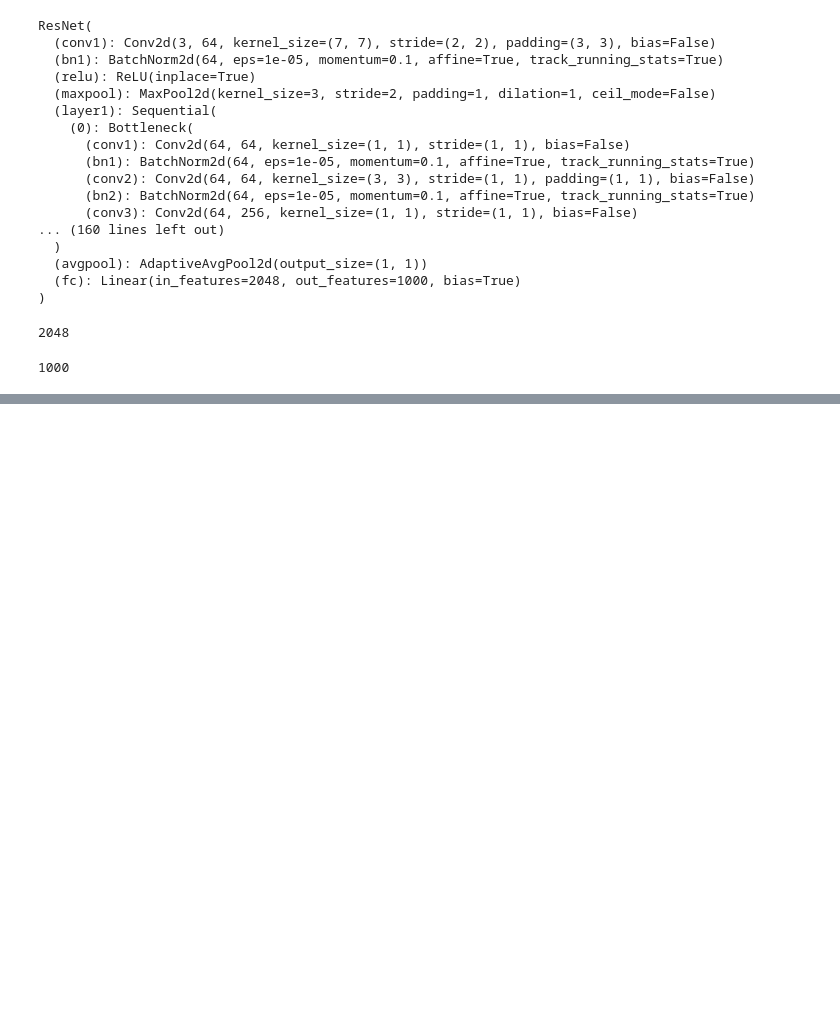
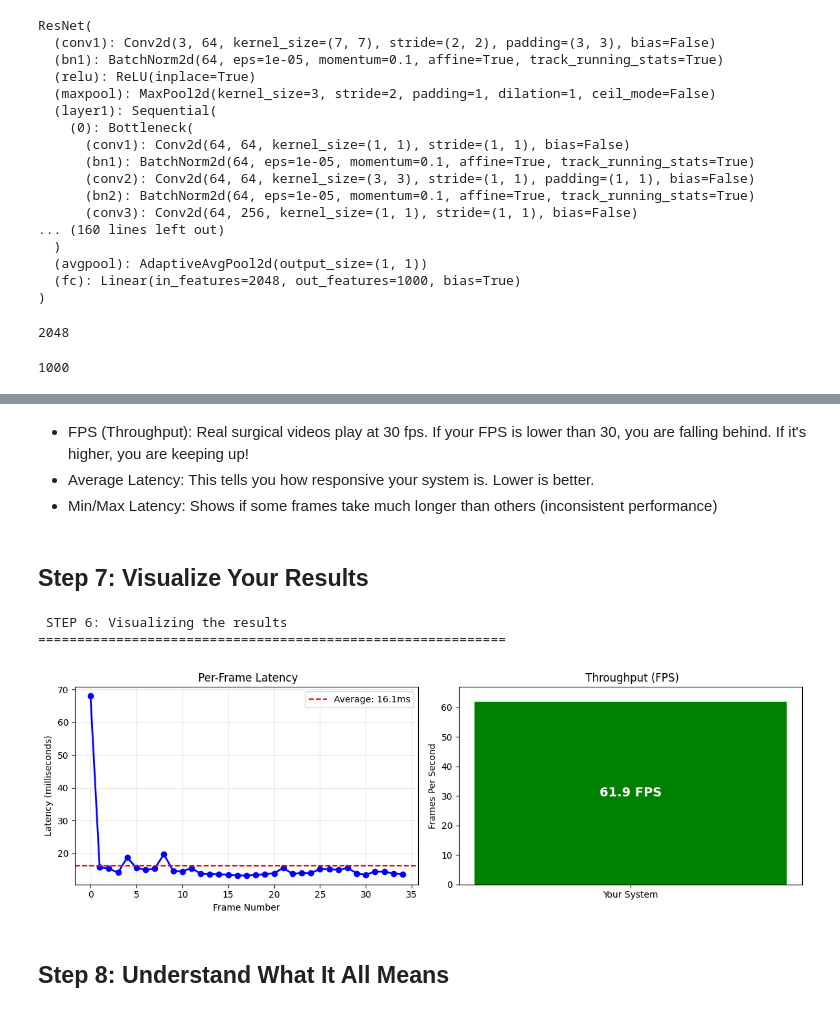
Before and after one commit to RajiaRani/Operating_Systems, a Jupyter notebook: 01. Project_Sem_1/01. Endoscopic_Instrument_Classification_Challenge.ipynb, the cells around one changed output, grey strips where cells are left out. Saved outputs shown, nothing was run; the diff lists cells and outputs as text; code cells hidden in the pictures; blank space fills up the shorter version.

```diff
--- a/01. Project_Sem_1/01. Endoscopic_Instrument_Classification_Challenge.ipynb
+++ b/01. Project_Sem_1/01. Endoscopic_Instrument_Classification_Challenge.ipynb
@@ -505,0 +464,10 @@ print(correct/total)
+# %%
+print("\n🧠 STEP 3: Preparing your trained model")
+print("="*50)
+
+model = resnet50
+model.eval()
+model.to(device)
+
+print(f"Model ready on {device}")
+print("Model set to evaluation mode (this turns off dropout/batch norm training behavior)")
@@ -505,0 +606,43 @@ print(correct/total)
+# %% [markdown]
+<ul>
+<li>FPS (Throughput): Real surgical videos play at 30 fps. If your FPS is lower than 30, you are falling behind. If it's higher, you are keeping up!</li>
+
+<li>Average Latency: This tells you how responsive your system is. Lower is better.</li>
+
+<li>Min/Max Latency: Shows if some frames take much longer than others (inconsistent performance)</li>
+</ul>
+# %% [markdown]
+## Step 7: Visualize Your Results
+# %%
+print("\n STEP 6: Visualizing the results")
+print("="*60)
+
+# Create two graphs side by side
+fig, (ax1, ax2) = plt.subplots(1, 2, figsize=(12, 4))
+
+# Graph 1: Latency per frame
+ax1.plot(latencies, marker='o', linestyle='-', color='blue', linewidth=2)
+ax1.axhline(y=avg_latency, color='red', linestyle='--',
+            label=f'Average: {avg_latency:.1f}ms')
+ax1.set_xlabel('Frame Number')
+ax1.set_ylabel('Latency (milliseconds)')
+ax1.set_title(' Per-Frame Latency')
+ax1.legend()
+ax1.grid(True, alpha=0.3)
+
+# Graph 2: FPS as a bar
+ax2.bar(['Your System'], [fps], color='green', width=0.5)
+ax2.set_ylabel('Frames Per Second')
+ax2.set_title(' Throughput (FPS)')
+ax2.set_ylim([0, max(30, fps+5)])
+ax2.text(0, fps/2, f'{fps:.1f} FPS', ha='center', va='center',
+         color='white', fontweight='bold', fontsize=14)
+
+plt.tight_layout()
+plt.show()
+# %% [output]
+ STEP 6: Visualizing the results
+============================================================
+[figure, added]
+# %% [markdown]
+## Step 8: Understand What It All Means
```
Also changed, not shown: parts of 30 cells of this notebook, 1 other file.
